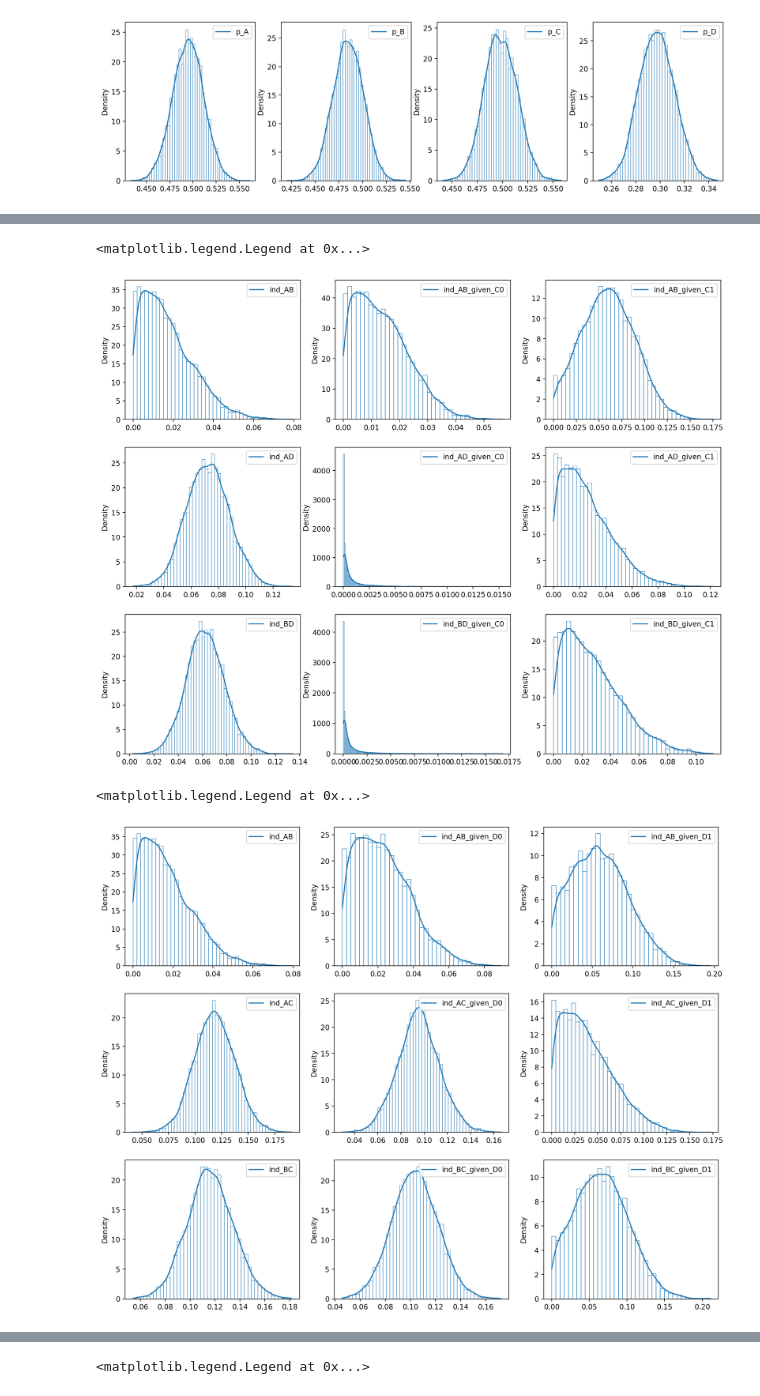
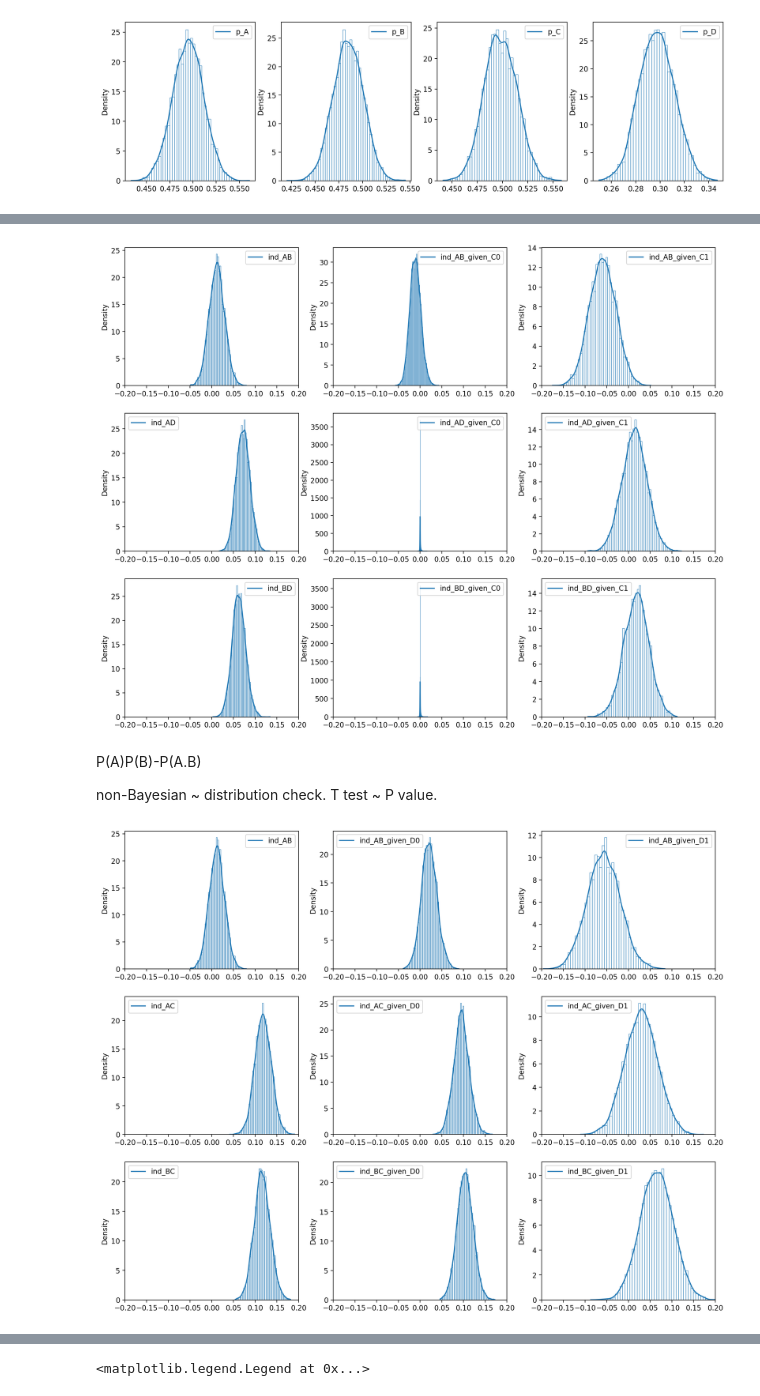
Before and after one commit to jykoresearch/personal-studies, a Jupyter notebook: Causal_Inference_PyMC/BM_CI_more_certain.ipynb, the cells around one changed output, grey strips where cells are left out. Cells and saved outputs as stored; diff of their text form; code cells hidden in the pictures.

```diff
--- a/Causal_Inference_PyMC/BM_CI_more_certain.ipynb
+++ b/Causal_Inference_PyMC/BM_CI_more_certain.ipynb
@@ -574,12 +587,18 @@ ax[3].legend(["p_D"])
 # STEP 1 : Check independence between maginal distributions.
 fix, ax = plt.subplots(2,3, figsize = (15,8))
 
-sns.histplot(abs(samples_ind_AB), kde=True, ax=ax[0,0], fill= False, stat = "density");
-sns.histplot(abs(samples_ind_AC), kde=True, ax=ax[0,1], fill= False, stat = "density");
-sns.histplot(abs(samples_ind_AD), kde=True, ax=ax[0,2], fill= False, stat = "density");
-sns.histplot(abs(samples_ind_BC), kde=True, ax=ax[1,0], fill= False, stat = "density");
-sns.histplot(abs(samples_ind_BD), kde=True, ax=ax[1,1], fill= False, stat = "density");
-sns.histplot(abs(samples_ind_CD), kde=True, ax=ax[1,2], fill= False, stat = "density");
+sns.histplot(samples_ind_AB, kde=True, ax=ax[0,0], fill= False, stat = "density");
+sns.histplot(samples_ind_AC, kde=True, ax=ax[0,1], fill= False, stat = "density");
+sns.histplot(samples_ind_AD, kde=True, ax=ax[0,2], fill= False, stat = "density");
+sns.histplot(samples_ind_BC, kde=True, ax=ax[1,0], fill= False, stat = "density");
+sns.histplot(samples_ind_BD, kde=True, ax=ax[1,1], fill= False, stat = "density");
+sns.histplot(samples_ind_CD, kde=True, ax=ax[1,2], fill= False, stat = "density");
+
+# P(A)P(B) - P(A,B)
+
+for m in [0,1]:
+    for n in [0,1,2]:
+        ax[m,n].set_xlim((-0.3,+0.3))
 
 ax[0,0].legend(["ind_test_AB"])
 ax[0,1].legend(["ind_test_AC"])
@@ -595,17 +614,15 @@ ax[1,2].legend(["ind_test_CD"])
 
 fix, ax = plt.subplots(3,3, figsize = (15,12))
 
-sns.histplot(abs(samples_ind_AB), kde=True, ax=ax[0,0], fill= False, stat = "density");
-sns.histplot(abs(samples_ind_AB_given_C0), kde=True, ax=ax[0,1], fill= False, stat = "density");
-sns.histplot(abs(samples_ind_AB_given_C1), kde=True, ax=ax[0,2], fill= False, stat = "density");
-
-sns.histplot(abs(samples_ind_AD), kde=True, ax=ax[1,0], fill= False, stat = "density");
-sns.histplot(abs(samples_ind_AD_given_C0), kde=True, ax=ax[1,1], fill= False, stat = "density");
-sns.histplot(abs(samples_ind_AD_given_C1), kde=True, ax=ax[1,2], fill= False, stat = "density");
-
-sns.histplot(abs(samples_ind_BD), kde=True, ax=ax[2,0], fill= False, stat = "density");
-sns.histplot(abs(samples_ind_BD_given_C0), kde=True, ax=ax[2,1], fill= False, stat = "density");
-sns.histplot(abs(samples_ind_BD_given_C1), kde=True, ax=ax[2,2], fill= False, stat = "density");
+sns.histplot(samples_ind_AB, kde=True, ax=ax[0,0], fill= False, stat = "density");
+sns.histplot(samples_ind_AB_given_C0, kde=True, ax=ax[0,1], fill= False, stat = "density");
+sns.histplot(samples_ind_AB_given_C1, kde=True, ax=ax[0,2], fill= False, stat = "density");
+sns.histplot(samples_ind_AD, kde=True, ax=ax[1,0], fill= False, stat = "density");
+sns.histplot(samples_ind_AD_given_C0, kde=True, ax=ax[1,1], fill= False, stat = "density");
+sns.histplot(samples_ind_AD_given_C1, kde=True, ax=ax[1,2], fill= False, stat = "density");
+sns.histplot(samples_ind_BD, kde=True, ax=ax[2,0], fill= False, stat = "density");
+sns.histplot(samples_ind_BD_given_C0, kde=True, ax=ax[2,1], fill= False, stat = "density");
+sns.histplot(samples_ind_BD_given_C1, kde=True, ax=ax[2,2], fill= False, stat = "density");
 
 ax[0,0].legend(["ind_AB"])
 ax[0,1].legend(["ind_AB_given_C0"])
@@ -617,9 +634,8 @@ ax[2,0].legend(["ind_BD"])
 ax[2,1].legend(["ind_BD_given_C0"])
 ax[2,2].legend(["ind_BD_given_C1"])
 
-# for m in [0,1,2]:
-#     for n in [0,1,2]:
-#         ax[m,n].set_xlim((-0.2,+0.2))
+for m in [0,1,2]:
+    for n in [0,1,2]:
+        ax[m,n].set_xlim((-0.2,+0.2))
 # %% [output]
-<matplotlib.legend.Legend at 0x...>
-[figure, old version]
+[figure, new version]
@@ -626,33 +644,34 @@ ax[2,2].legend(["ind_BD_given_C1"])
+# %% [markdown]
+P(A)P(B)-P(A.B)
+
+non-Bayesian ~ distribution check. T test ~ P value.
 # %%
 # STEP 2 : Check independence between conditional distributions.
 
 fix, ax = plt.subplots(3,3, figsize = (15,12))
 
-sns.histplot(abs(samples_ind_AB), kde=True, ax=ax[0,0], fill= False, stat = "density");
-sns.histplot(abs(samples_ind_AB_given_D0), kde=True, ax=ax[0,1], fill= False, stat = "density");
-sns.histplot(abs(samples_ind_AB_given_D1), kde=True, ax=ax[0,2], fill= False, stat = "density");
-
-sns.histplot(abs(samples_ind_AC), kde=True, ax=ax[1,0], fill= False, stat = "density");
-sns.histplot(abs(samples_ind_AC_given_D0), kde=True, ax=ax[1,1], fill= False, stat = "density");
-sns.histplot(abs(samples_ind_AC_given_D1), kde=True, ax=ax[1,2], fill= False, stat = "density");
-
-sns.histplot(abs(samples_ind_BC), kde=True, ax=ax[2,0], fill= False, stat = "density");
-sns.histplot(abs(samples_ind_BC_given_D0), kde=True, ax=ax[2,1], fill= False, stat = "density");
-sns.histplot(abs(samples_ind_BC_given_D1), kde=True, ax=ax[2,2], fill= False, stat = "density");
+sns.histplot(samples_ind_AB, kde=True, ax=ax[0,0], fill= False, stat = "density");
+sns.histplot(samples_ind_AB_given_D0, kde=True, ax=ax[0,1], fill= False, stat = "density");
+sns.histplot(samples_ind_AB_given_D1, kde=True, ax=ax[0,2], fill= False, stat = "density");
+sns.histplot(samples_ind_AC, kde=True, ax=ax[1,0], fill= False, stat = "density");
+sns.histplot(samples_ind_AC_given_D0, kde=True, ax=ax[1,1], fill= False, stat = "density");
+sns.histplot(samples_ind_AC_given_D1, kde=True, ax=ax[1,2], fill= False, stat = "density");
+sns.histplot(samples_ind_BC, kde=True, ax=ax[2,0], fill= False, stat = "density");
+sns.histplot(samples_ind_BC_given_D0, kde=True, ax=ax[2,1], fill= False, stat = "density");
+sns.histplot(samples_ind_BC_given_D1, kde=True, ax=ax[2,2], fill= False, stat = "density");
 
 ax[0,0].legend(["ind_AB"])
 ax[0,1].legend(["ind_AB_given_D0"])
 ax[0,2].legend(["ind_AB_given_D1"])
 ax[1,0].legend(["ind_AC"])
 ax[1,1].legend(["ind_AC_given_D0"])
 ax[1,2].legend(["ind_AC_given_D1"])
 ax[2,0].legend(["ind_BC"])
 ax[2,1].legend(["ind_BC_given_D0"])
 ax[2,2].legend(["ind_BC_given_D1"])
 
-# for m in [0,1,2]:
-#     for n in [0,1,2]:
-#         ax[m,n].set_xlim((-0.2,+0.2))
+for m in [0,1,2]:
+    for n in [0,1,2]:
+        ax[m,n].set_xlim((-0.2,+0.2))
 # %% [output]
-<matplotlib.legend.Legend at 0x...>
-[figure, old version]
+[figure, new version]
```
Also changed, not shown: parts of 5 cells of this notebook.
